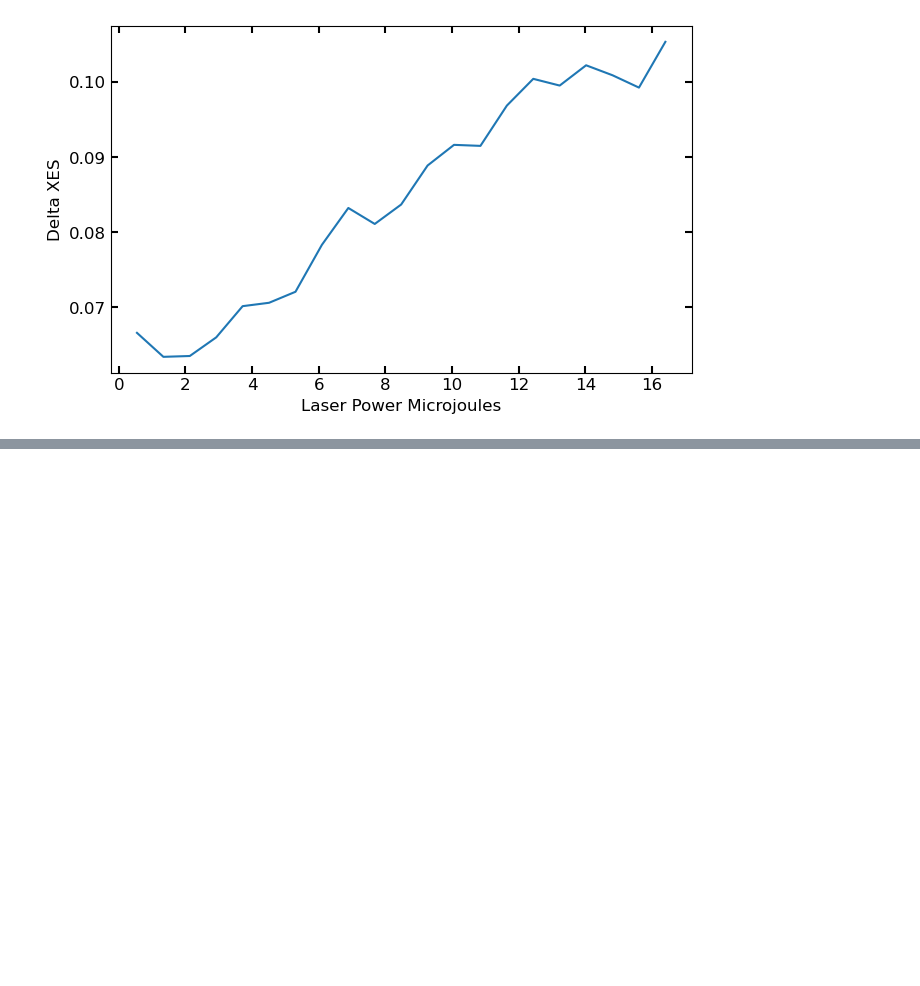
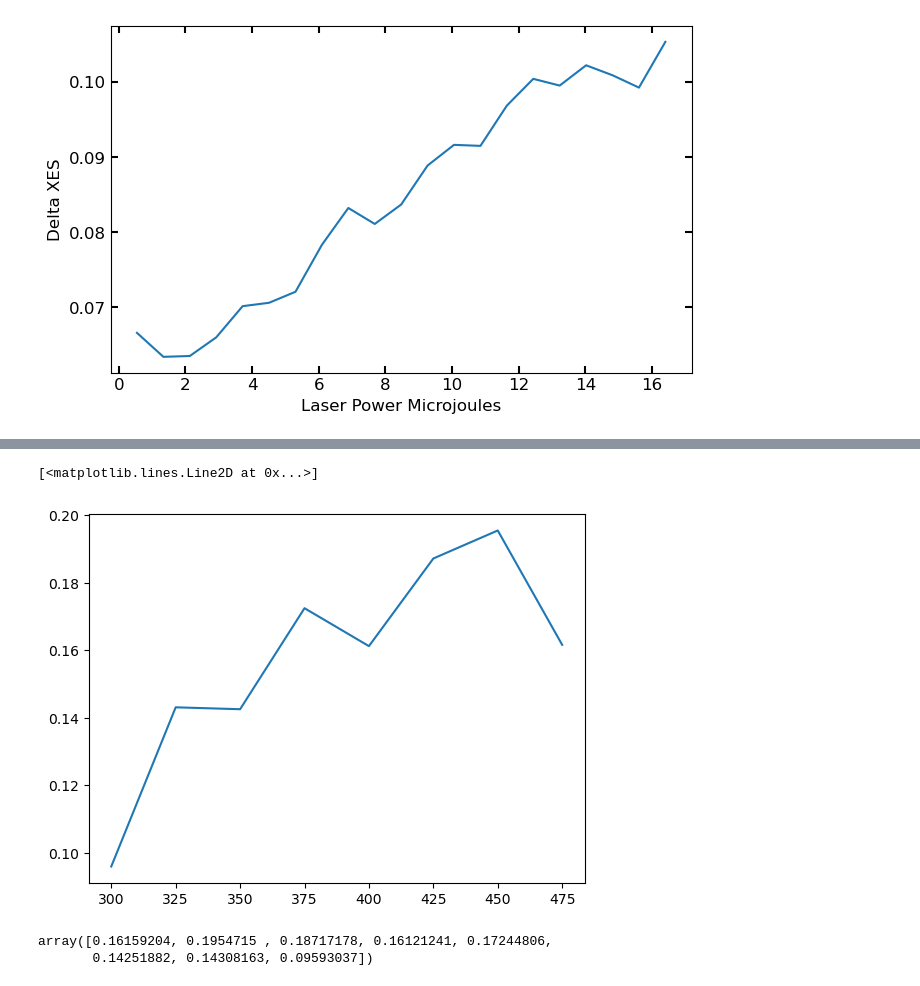
Before and after one commit to lg345/XSpect, a Jupyter notebook: alignments.ipynb, the cells around one changed output, grey strips where cells are left out. Saved outputs shown, nothing was run; the diff lists cells and outputs as text; code cells hidden in the pictures; blank space fills up the shorter version.

```diff
--- a/alignments.ipynb
+++ b/alignments.ipynb
@@ -166,0 +234,10 @@ Text(0, 0.5, 'Delta XES')
+# %%
+plt.plot(power_bins[1:],np.nansum(diff[1:],axis=1))
+# %% [output]
+[<matplotlib.lines.Line2D at 0x...>]
+[figure, added]
+# %%
+np.nansum(diff[1:],axis=1)
+# %% [output]
+array([0.16159204, 0.1954715 , 0.18717178, 0.16121241, 0.17244806,
+       0.14251882, 0.14308163, 0.09593037])
```
Also changed, not shown: parts of 1 cell of this notebook.
